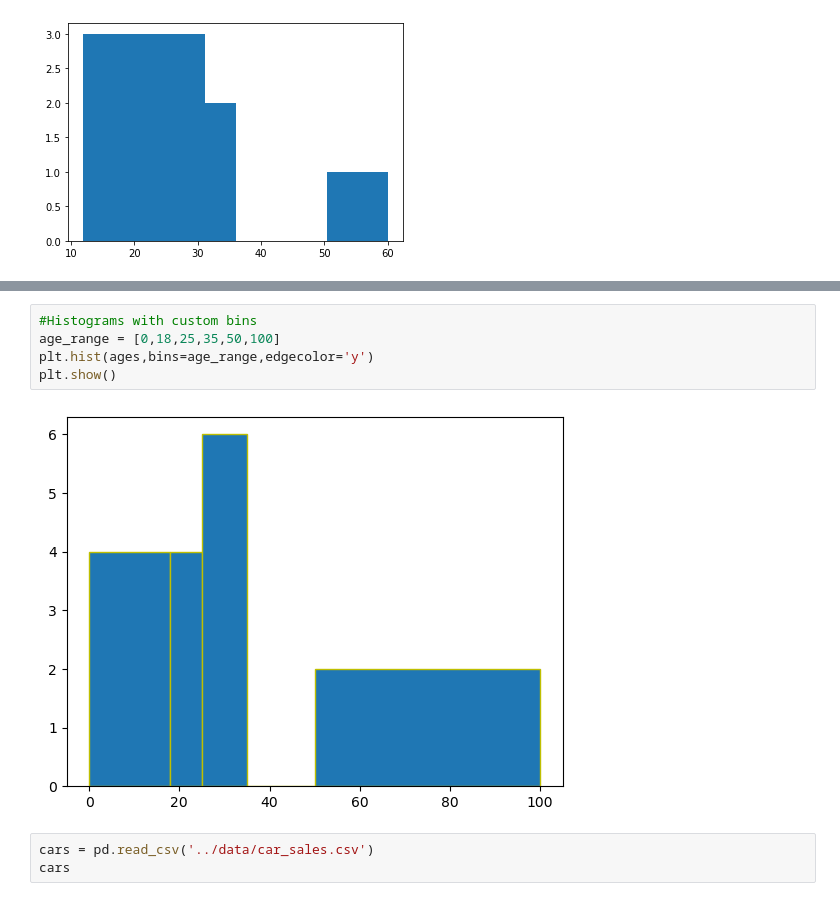
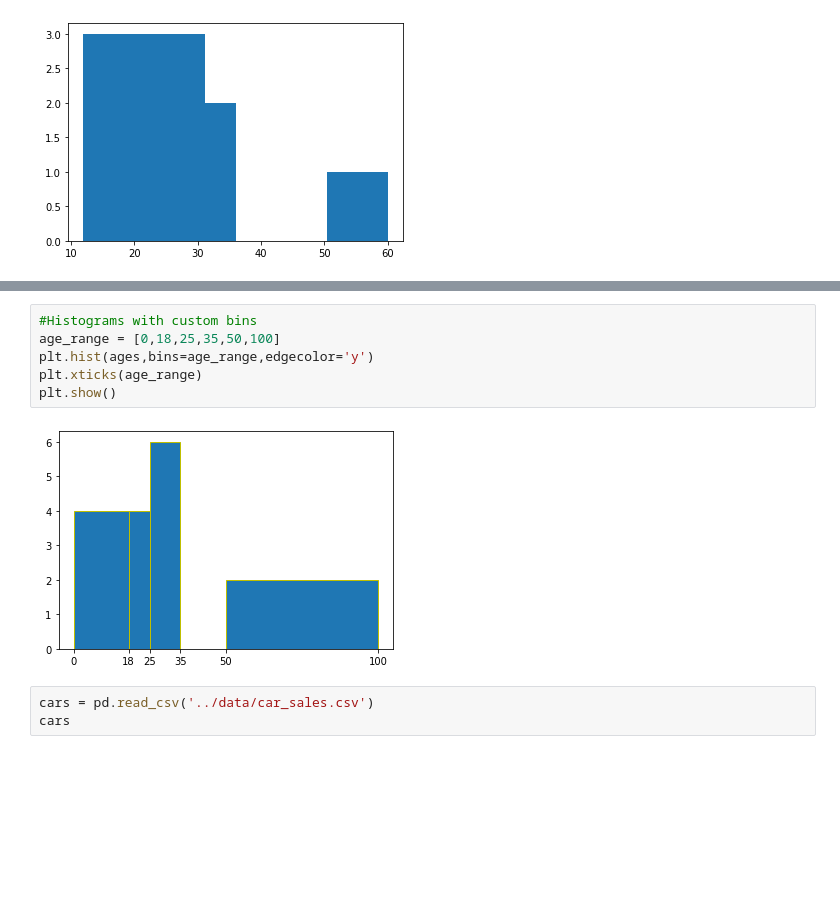
Before and after one commit to krishnaglodha/Geospatial-python, a Jupyter notebook: 2. python-packages/3 MatplotLib.ipynb, the cells around one changed output, grey strips where cells are left out. Cells and saved outputs as stored; diff of their text form; blank space fills up the shorter version.

```diff
--- a/2. python-packages/3 MatplotLib.ipynb
+++ b/2. python-packages/3 MatplotLib.ipynb
@@ -130,10 +128,11 @@ plt.show()
 # %%
 #Histograms with custom bins
 age_range = [0,18,25,35,50,100]
 plt.hist(ages,bins=age_range,edgecolor='y')
+plt.xticks(age_range)
 plt.show()
 # %% [output]
-[figure, old version]
+[figure, new version]
 # %%
 cars = pd.read_csv('../data/car_sales.csv')
 cars
```
Also changed, not shown: parts of 12 cells of this notebook.
